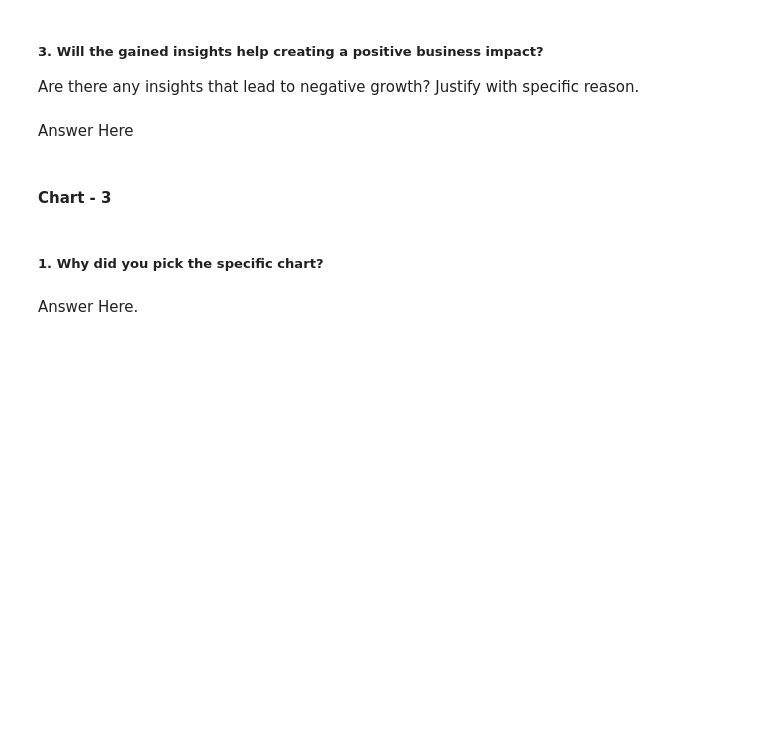
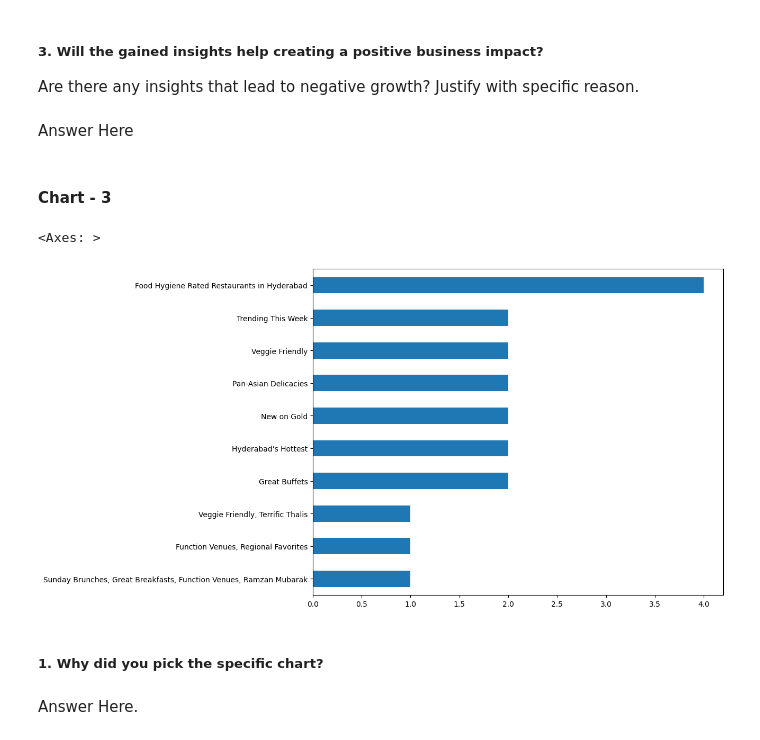
Before and after one commit to Amanr1996/Capstone_Zomato_Restaurant_clustering_and_sentiment_Analysis, a Jupyter notebook: Zomato_Restaurant_clustering_and_sentiment_Analysis.ipynb, the cells around one changed output. Drawn from its saved outputs; the diff is of its cells as text; code cells hidden in the pictures; blank space fills up the shorter version.

```diff
--- a/Zomato_Restaurant_clustering_and_sentiment_Analysis.ipynb
+++ b/Zomato_Restaurant_clustering_and_sentiment_Analysis.ipynb
@@ -287,3 +357,9 @@ Answer Here
+# %%
+# Visualisation the value counts of collection.
+meta_df_main['Collections'].value_counts()[0:10].sort_values().plot(figsize=(10,8),kind='barh')
+# %% [output]
+<Axes: >
+[figure, added]
 # %% [markdown]
 ##### 1. Why did you pick the specific chart?
 # %% [markdown]
```
Also changed, not shown: parts of 80 cells of this notebook.
